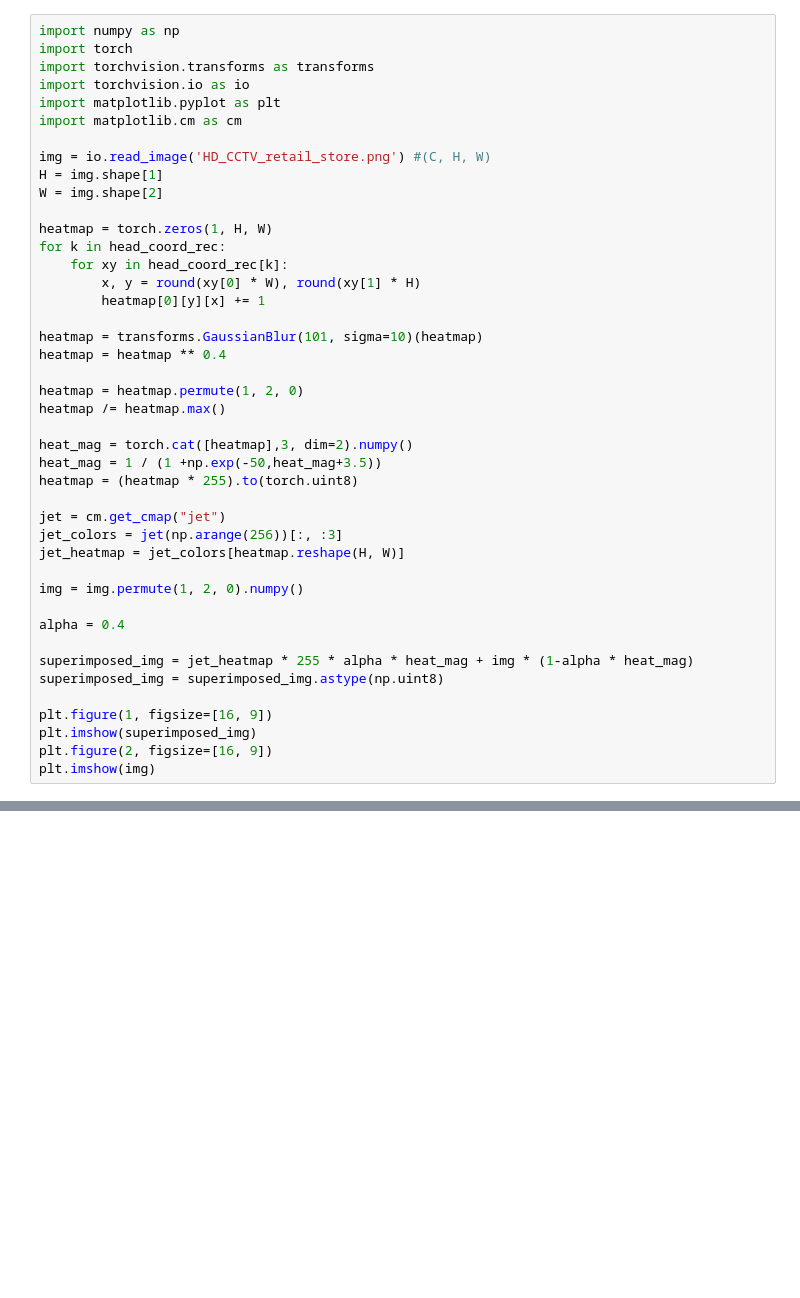
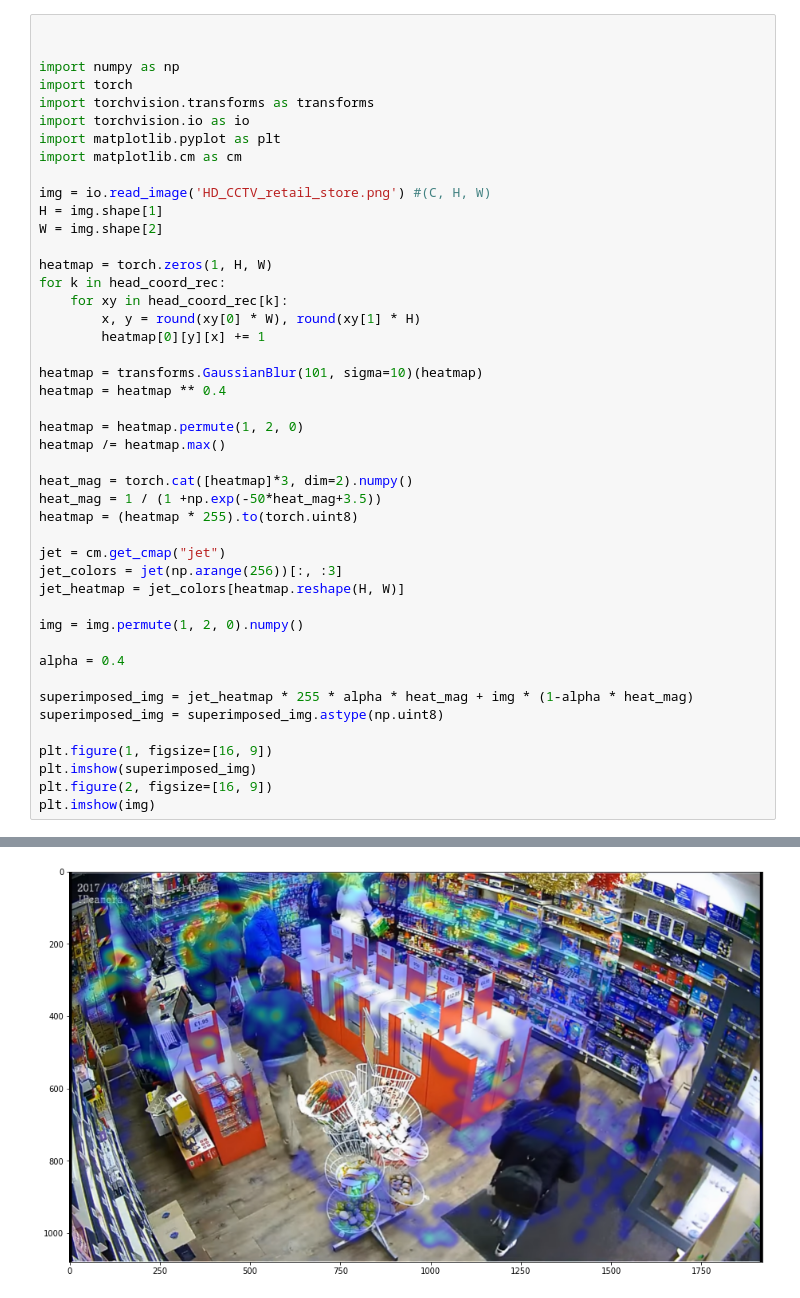
Before and after one commit to ms827/Retail-heatmap, a Jupyter notebook: heatmap.ipynb, the cells around one changed output, grey strips where cells are left out. Cells and saved outputs as stored; diff of their text form; blank space fills up the shorter version.

Commit message:
heatmap 작성

```diff
--- a/heatmap.ipynb
+++ b/heatmap.ipynb
@@ -14,4 +15,6 @@ with open('HD_CCTV_retail_store.mp4loc_test.csv', 'r', encoding='utf-8') as f:
 # %%
+
+
 import numpy as np
 import torch
 import torchvision.transforms as transforms
@@ -35,8 +38,8 @@ heatmap = heatmap ** 0.4
 heatmap = heatmap.permute(1, 2, 0)
 heatmap /= heatmap.max()
 
-heat_mag = torch.cat([heatmap],3, dim=2).numpy()
-heat_mag = 1 / (1 +np.exp(-50,heat_mag+3.5))
+heat_mag = torch.cat([heatmap]*3, dim=2).numpy()
+heat_mag = 1 / (1 +np.exp(-50*heat_mag+3.5))
 heatmap = (heatmap * 255).to(torch.uint8)
 
 jet = cm.get_cmap("jet")
@@ -54,3 +57,4 @@ plt.figure(1, figsize=[16, 9])
 plt.imshow(superimposed_img)
 plt.figure(2, figsize=[16, 9])
 plt.imshow(img)
+# %% [output]
@@ -56,0 +62 @@ plt.imshow(img)
+[figure, added]
```
Also changed, not shown: parts of 5 cells of this notebook.
